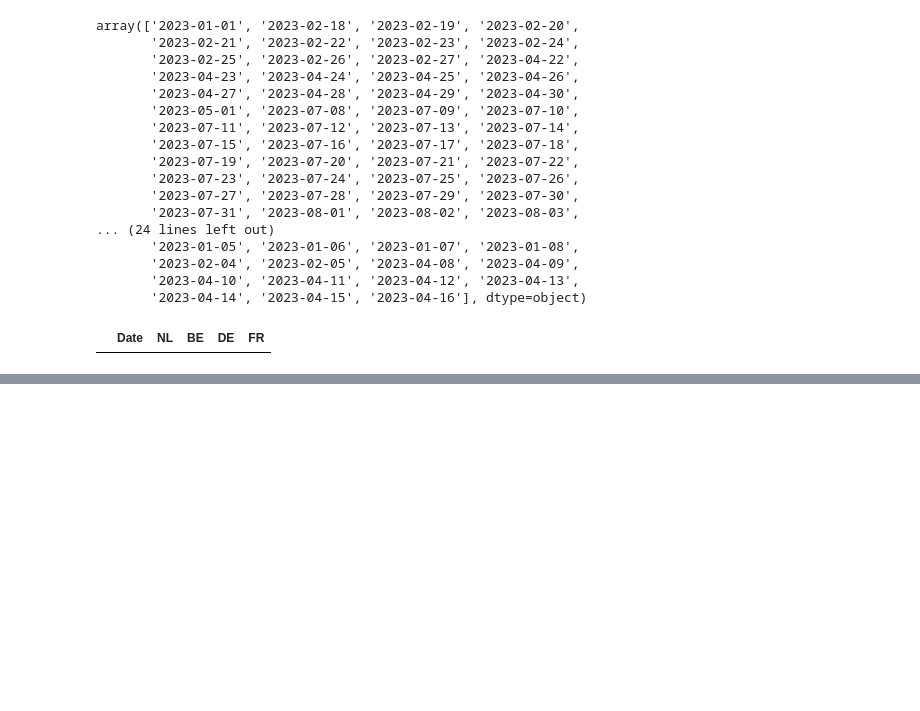
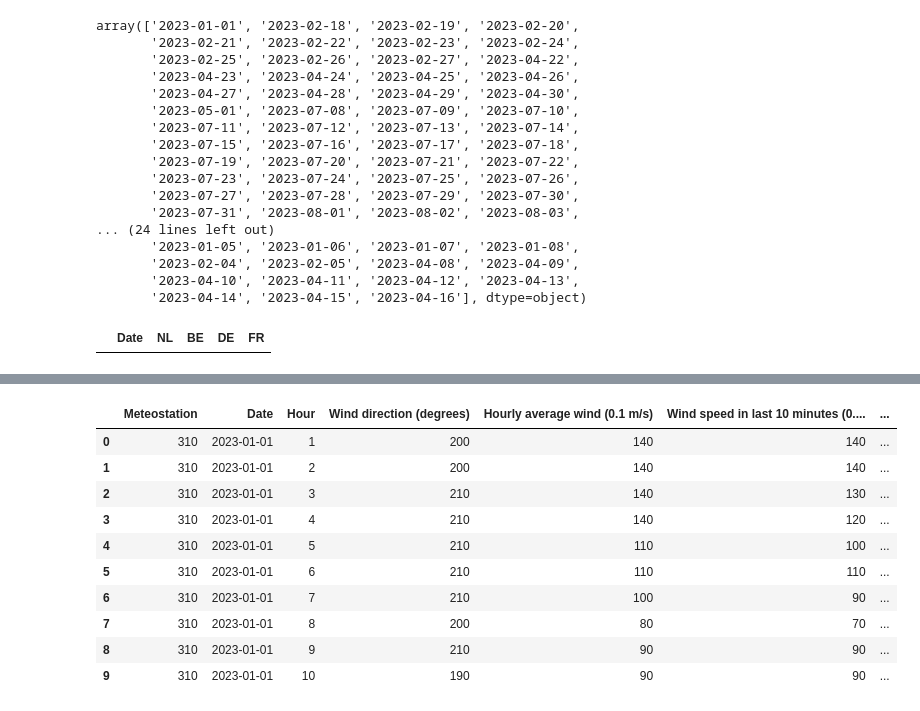
Before and after one commit to NikolaySirenko/datafest2024, a Jupyter notebook: code/featureSelection.ipynb, the cells around one changed output, grey strips where cells are left out. Cells and saved outputs as stored; diff of their text form; code cells hidden in the pictures; blank space fills up the shorter version.

```diff
--- a/code/featureSelection.ipynb
+++ b/code/featureSelection.ipynb
@@ -661,0 +715,2 @@ merged_df.to_csv('../featureSelection\\holidaysPerDate.csv', index=False)
+# %%
+minTempAtTenthMeter = df['Minimum temperature at 0.1m height (0.1 degrees)']
@@ -661,0 +731,11 @@ merged_df.to_csv('../featureSelection\\holidaysPerDate.csv', index=False)
+# %%
+minTempAtTenthMeter = minTempAtTenthMeter[::-1]
+minTempAtTenthMeter = minTempAtTenthMeter.tolist()
+# %%
+bufer = 0
+for i in range(len(minTempAtTenthMeter)):
+    if not np.isnan(minTempAtTenthMeter[i]):
+        bufer = minTempAtTenthMeter[i]
+    else:
+        minTempAtTenthMeter[i] = bufer
+minTempAtTenthMeter
@@ -661,0 +781,15 @@ merged_df.to_csv('../featureSelection\\holidaysPerDate.csv', index=False)
+# %%
+df['Minimum temperature at 0.1m height (0.1 degrees)'] = minTempAtTenthMeter
+df.head(10)
+# %% [output]
+|  | Meteostation | Date | Hour | Wind direction (degrees) | Hourly average wind (0.1 m/s) | Wind speed in last 10 minutes (0.... | ... |
+| 0 | 310 | 2023-01-01 | 1 | 200 | 140 | 140 | ... |
+| 1 | 310 | 2023-01-01 | 2 | 200 | 140 | 140 | ... |
+| 2 | 310 | 2023-01-01 | 3 | 210 | 140 | 130 | ... |
+| 3 | 310 | 2023-01-01 | 4 | 210 | 140 | 120 | ... |
+| 4 | 310 | 2023-01-01 | 5 | 210 | 110 | 100 | ... |
+| 5 | 310 | 2023-01-01 | 6 | 210 | 110 | 110 | ... |
+| 6 | 310 | 2023-01-01 | 7 | 210 | 100 | 90 | ... |
+| 7 | 310 | 2023-01-01 | 8 | 200 | 80 | 70 | ... |
+| 8 | 310 | 2023-01-01 | 9 | 210 | 90 | 90 | ... |
+| 9 | 310 | 2023-01-01 | 10 | 190 | 90 | 90 | ... |
```
Also changed, not shown: parts of 13 cells of this notebook.
